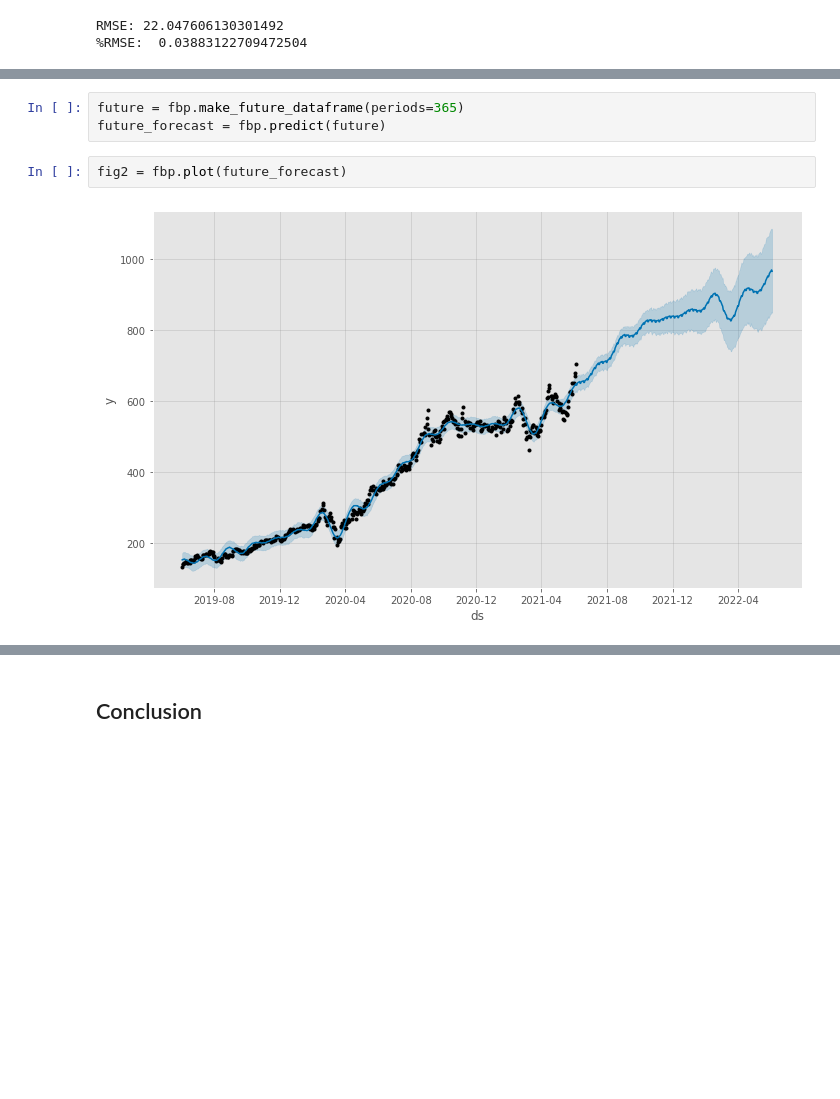
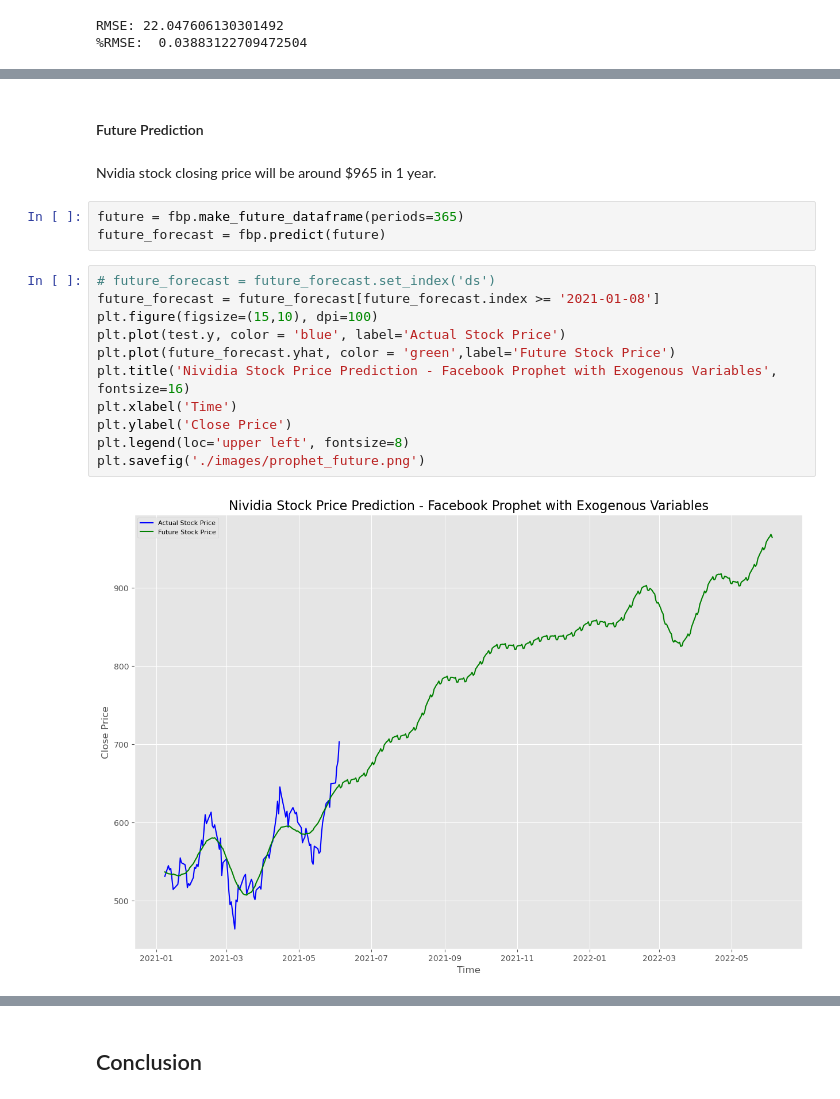
Before and after one commit to jayce7376/Nvidia_Stock_Prediction, a Jupyter notebook: Nvidia_Stock_Prediction.ipynb, the cells around one changed output, grey strips where cells are left out. Drawn from its saved outputs; the diff is of its cells as text; blank space fills up the shorter version.

```diff
--- a/Nvidia_Stock_Prediction.ipynb
+++ b/Nvidia_Stock_Prediction.ipynb
@@ -912,7 +902,20 @@ forecast_df
+# %% [markdown]
+#### Future Prediction
+# %% [markdown]
+Nvidia stock closing price will be around $965 in 1 year.
 # %%
 future = fbp.make_future_dataframe(periods=365)
 future_forecast = fbp.predict(future)
-# %%
-fig2 = fbp.plot(future_forecast)
-# %% [output]
-[figure, removed]
+# %%
+# future_forecast = future_forecast.set_index('ds')
+future_forecast = future_forecast[future_forecast.index >= '2021-01-08']
+plt.figure(figsize=(15,10), dpi=100)
+plt.plot(test.y, color = 'blue', label='Actual Stock Price')
+plt.plot(future_forecast.yhat, color = 'green',label='Future Stock Price')
+plt.title('Nividia Stock Price Prediction - Facebook Prophet with Exogenous Variables', fontsize=16)
+plt.xlabel('Time')
+plt.ylabel('Close Price')
+plt.legend(loc='upper left', fontsize=8)
+plt.savefig('./images/prophet_future.png')
+# %% [output]
+[figure, added]
```
Also changed, not shown: parts of 50 cells of this notebook, 5 other files.
